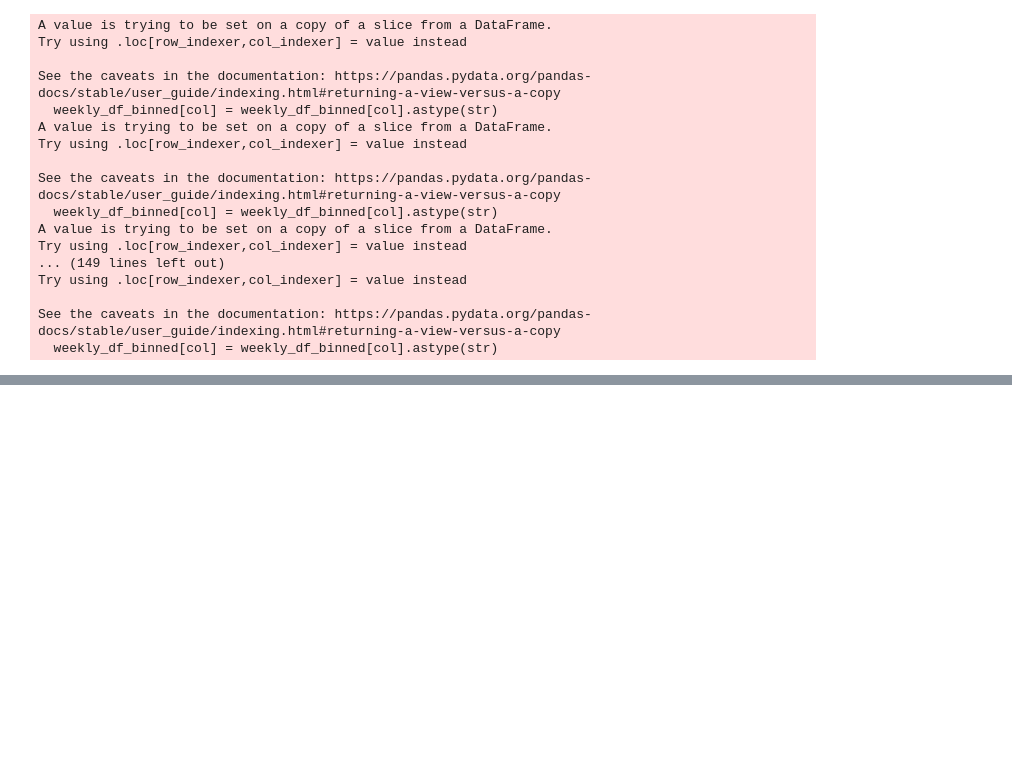
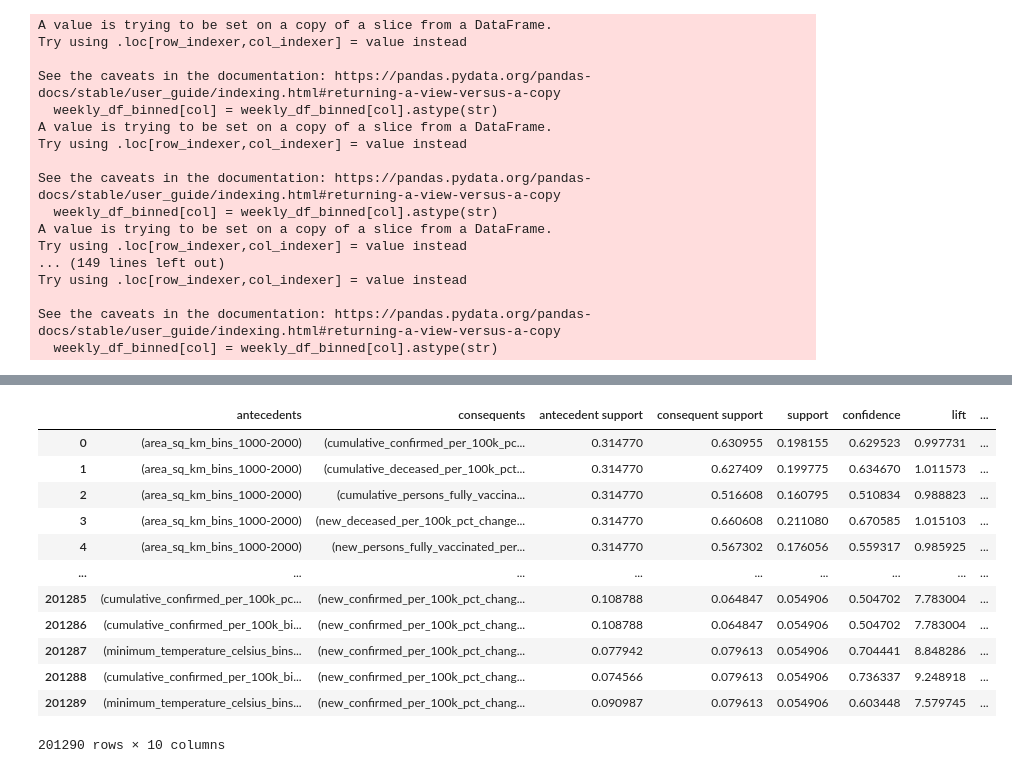
Before and after one commit to CCoakley6/DataMiningProjectSpring2024, a Jupyter notebook: frequent_patterns/byrnes_eda_20240421.ipynb, the cells around one changed output, grey strips where cells are left out. Cells and saved outputs as stored; diff of their text form; code cells hidden in the pictures; blank space fills up the shorter version.

Commit message:
saving current state of frequent pattern work

```diff
--- a/frequent_patterns/byrnes_eda_20240421.ipynb
+++ b/frequent_patterns/byrnes_eda_20240421.ipynb
@@ -406,3 +414,6 @@ def apply_binning(df):
 
 
 apply_binning(weekly_df)
+# %%
+for col in weekly_df.columns:
+    print(col)
@@ -558,0 +649,26 @@ See the caveats in the documentation: https://pandas.pydata.org/pandas-docs/stab
+# %%
+import pandas as pd
+from mlxtend.preprocessing import TransactionEncoder
+from mlxtend.frequent_patterns import apriori, association_rules
+from scipy import sparse
+
+# Convert columns to 'category' to optimize memory usage
+columns_to_convert = weekly_df_binned.columns.difference(['county_name', 'week', 'description'])
+for col in columns_to_convert:
+    weekly_df_binned[col] = weekly_df_binned[col].astype('category')
+
+# Convert DataFrame into a list of transactions
+transactions = weekly_df_binned.drop(['county_name', 'week', 'description'], axis=1).apply(
+    lambda row: [f"{idx}_{val}" for idx, val in row.items() if val], axis=1).tolist()
+
+# Encode the transactions using TransactionEncoder
+encoder = TransactionEncoder()
+encoded_array = encoder.fit_transform(transactions)
+
+# Convert to sparse DataFrame to save memory
+encoded_sparse_df = pd.DataFrame.sparse.from_spmatrix(sparse.csr_matrix(encoded_array), columns=encoder.columns_)
+
+# Find frequent itemsets and generate association rules using sparse data
+frequent_itemsets = apriori(encoded_sparse_df, min_support=0.05, use_colnames=True, low_memory=True)
+rules = association_rules(frequent_itemsets, metric="confidence", min_threshold=0.5)
+print(rules[['antecedents', 'consequents', 'support', 'confidence', 'lift']])
@@ -558,0 +698,17 @@ See the caveats in the documentation: https://pandas.pydata.org/pandas-docs/stab
+# %%
+pd.set_option('display.max_colwidth', None)  # None to display all content
+rules
+# %% [output]
+|  | antecedents | consequents | antecedent support | consequent support | support | confidence | lift | ... |
+| 0 | (area_sq_km_bins_1000-2000) | (cumulative_confirmed_per_100k_pc... | 0.314770 | 0.630955 | 0.198155 | 0.629523 | 0.997731 | ... |
+| 1 | (area_sq_km_bins_1000-2000) | (cumulative_deceased_per_100k_pct... | 0.314770 | 0.627409 | 0.199775 | 0.634670 | 1.011573 | ... |
+| 2 | (area_sq_km_bins_1000-2000) | (cumulative_persons_fully_vaccina... | 0.314770 | 0.516608 | 0.160795 | 0.510834 | 0.988823 | ... |
+| 3 | (area_sq_km_bins_1000-2000) | (new_deceased_per_100k_pct_change... | 0.314770 | 0.660608 | 0.211080 | 0.670585 | 1.015103 | ... |
+| 4 | (area_sq_km_bins_1000-2000) | (new_persons_fully_vaccinated_per... | 0.314770 | 0.567302 | 0.176056 | 0.559317 | 0.985925 | ... |
+| ... | ... | ... | ... | ... | ... | ... | ... | ... |
+| 201285 | (cumulative_confirmed_per_100k_pc... | (new_confirmed_per_100k_pct_chang... | 0.108788 | 0.064847 | 0.054906 | 0.504702 | 7.783004 | ... |
+| 201286 | (cumulative_confirmed_per_100k_bi... | (new_confirmed_per_100k_pct_chang... | 0.108788 | 0.064847 | 0.054906 | 0.504702 | 7.783004 | ... |
+| 201287 | (minimum_temperature_celsius_bins... | (new_confirmed_per_100k_pct_chang... | 0.077942 | 0.079613 | 0.054906 | 0.704441 | 8.848286 | ... |
+| 201288 | (cumulative_confirmed_per_100k_bi... | (new_confirmed_per_100k_pct_chang... | 0.074566 | 0.079613 | 0.054906 | 0.736337 | 9.248918 | ... |
+| 201289 | (minimum_temperature_celsius_bins... | (new_confirmed_per_100k_pct_chang... | 0.090987 | 0.079613 | 0.054906 | 0.603448 | 7.579745 | ... |
+201290 rows × 10 columns
```
Also changed, not shown: parts of 8 cells of this notebook.
